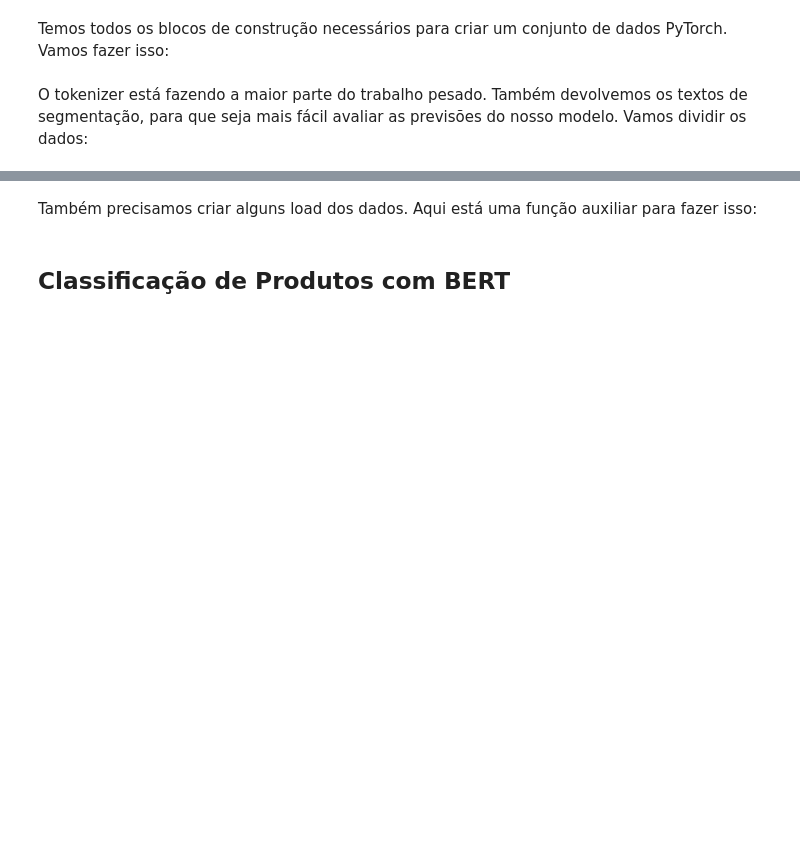
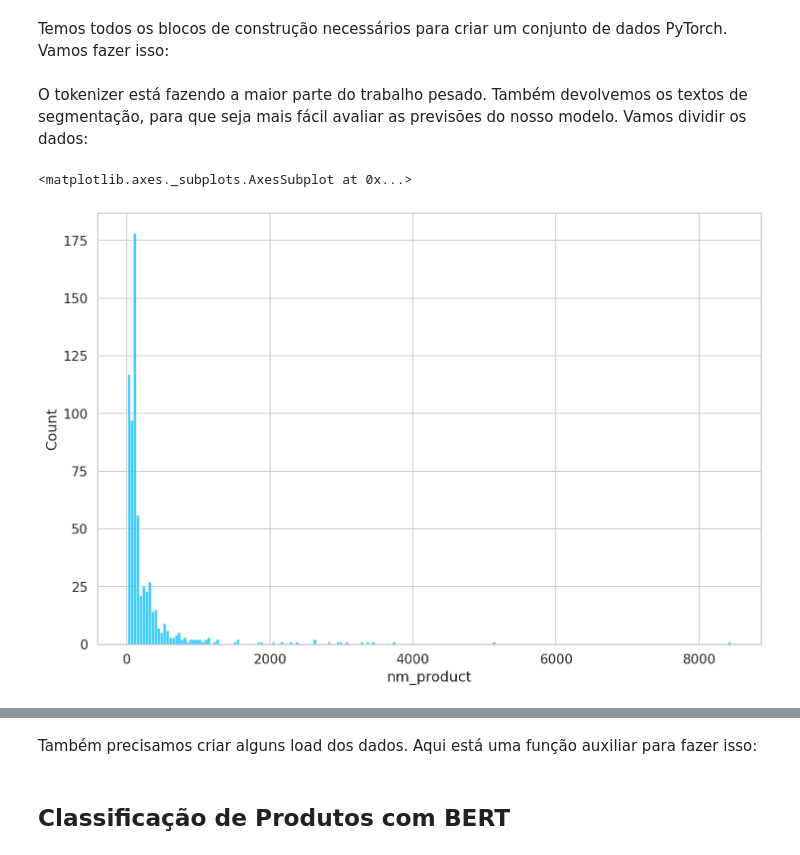
Before and after one commit to MECAI2022/short_text_classification, a Jupyter notebook: Short_Text_Bert_v3.ipynb, the cells around one changed output, grey strips where cells are left out. Saved outputs shown, nothing was run; the diff lists cells and outputs as text; code cells hidden in the pictures; blank space fills up the shorter version.

```diff
--- a/Short_Text_Bert_v3.ipynb
+++ b/Short_Text_Bert_v3.ipynb
@@ -168,16 +152,39 @@ df = df[df['nm_item'].str.lower()!='nao cadastrado'].reset_index(drop=True)
 df['nm_item'] = df['nm_item'].apply(lambda x : pre_treatment.transform(x))
 
 df = df.drop_duplicates('nm_item').reset_index(drop=True)
+# %%
+import re
+from unicodedata import normalize
+
+def treat_class(word):
+
+        word = word.upper()
+
+        #Remove special char
+
+        word = normalize('NFKD', word).encode('ASCII', 'ignore').decode('ASCII')
+
+        #Remove numbers
+
+        word = re.sub(r'\b\d+\b', '',word)
+        #Remove punctuation
+
+        word = re.sub(r'[^\w\s]', '',word)
+        #Remove multiple Spaces
+
+        word = re.sub(r'\s+', ' ',word)
+
+        return word
 # %%
 for x in ['segmento','categoria','subcategoria','nm_product']:
 
-  df[x] = df[x].apply(lambda x : pre_treatment.transform(x))
+  df[x] = df[x].apply(lambda x : treat_class(x))
 
   count_class = df[x].value_counts()
 
-  print(count_class[count_class<=10].index)
+  print(count_class[count_class<=9].index)
 
-  count_class = count_class[count_class>10].index
+  count_class = count_class[count_class>9].index
 
   df = df[df[x].isin(count_class)].reset_index(drop=True)
 # %% [output]
@@ -288,0 +293,5 @@ df_train
+# %%
+sns.histplot(df['nm_product'].value_counts())
+# %% [output]
+<matplotlib.axes._subplots.AxesSubplot at 0x...>
+[figure, added]
```
Also changed, not shown: parts of 15 cells of this notebook.
